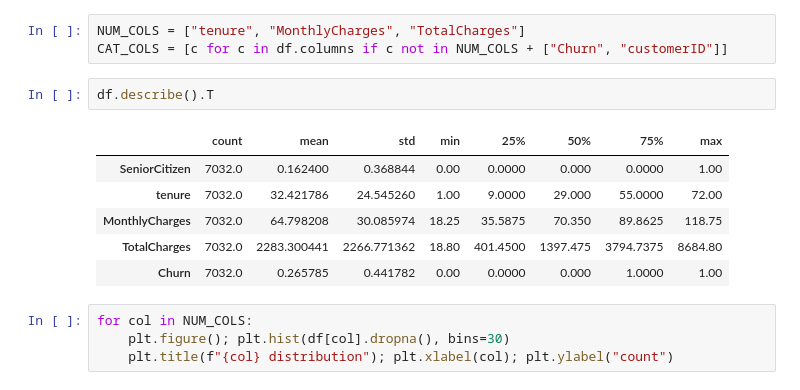
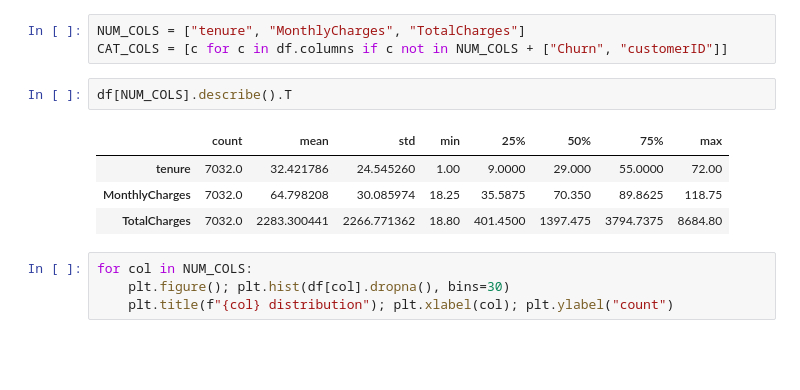
Before and after one commit to sidneipj1/telco_churn_case, a Jupyter notebook: notebooks/00_exploration_telco_churn_case.ipynb, the cells around one changed output. Drawn from its saved outputs; the diff is of its cells as text; blank space fills up the shorter version.

```diff
--- a/notebooks/00_exploration_telco_churn_case.ipynb
+++ b/notebooks/00_exploration_telco_churn_case.ipynb
@@ -249,14 +249,12 @@ df = clean_basic(df)
 NUM_COLS = ["tenure", "MonthlyCharges", "TotalCharges"]
 CAT_COLS = [c for c in df.columns if c not in NUM_COLS + ["Churn", "customerID"]]
 # %%
-df.describe().T
+df[NUM_COLS].describe().T
 # %% [output]
 |  | count | mean | std | min | 25% | 50% | 75% | max |
-| SeniorCitizen | 7032.0 | 0.162400 | 0.368844 | 0.00 | 0.0000 | 0.000 | 0.0000 | 1.00 |
 | tenure | 7032.0 | 32.421786 | 24.545260 | 1.00 | 9.0000 | 29.000 | 55.0000 | 72.00 |
 | MonthlyCharges | 7032.0 | 64.798208 | 30.085974 | 18.25 | 35.5875 | 70.350 | 89.8625 | 118.75 |
 | TotalCharges | 7032.0 | 2283.300441 | 2266.771362 | 18.80 | 401.4500 | 1397.475 | 3794.7375 | 8684.80 |
-| Churn | 7032.0 | 0.265785 | 0.441782 | 0.00 | 0.0000 | 0.000 | 1.0000 | 1.00 |
 # %%
 for col in NUM_COLS:
     plt.figure(); plt.hist(df[col].dropna(), bins=30)
```
Also changed, not shown: parts of 6 cells of this notebook, 1 other file.
